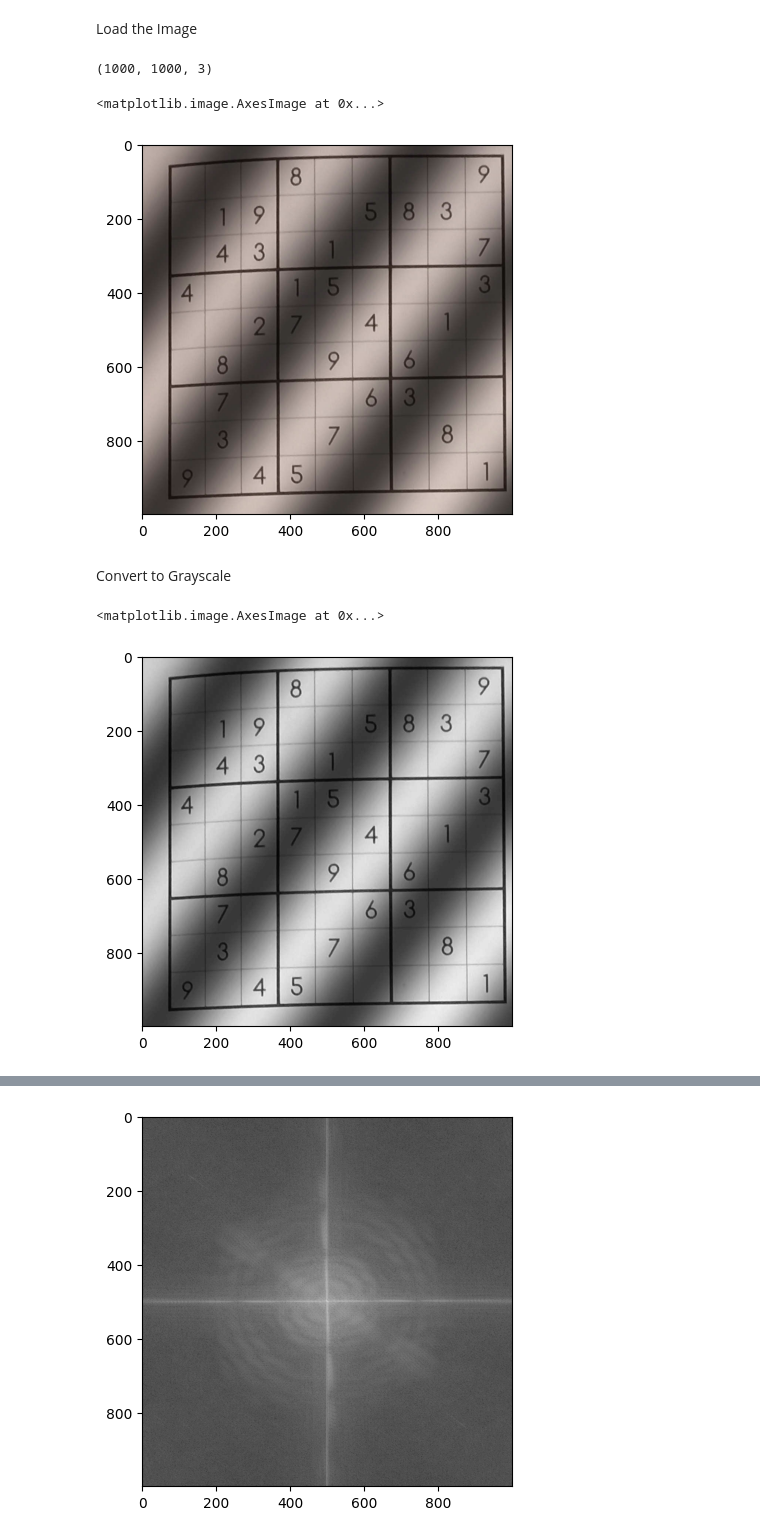
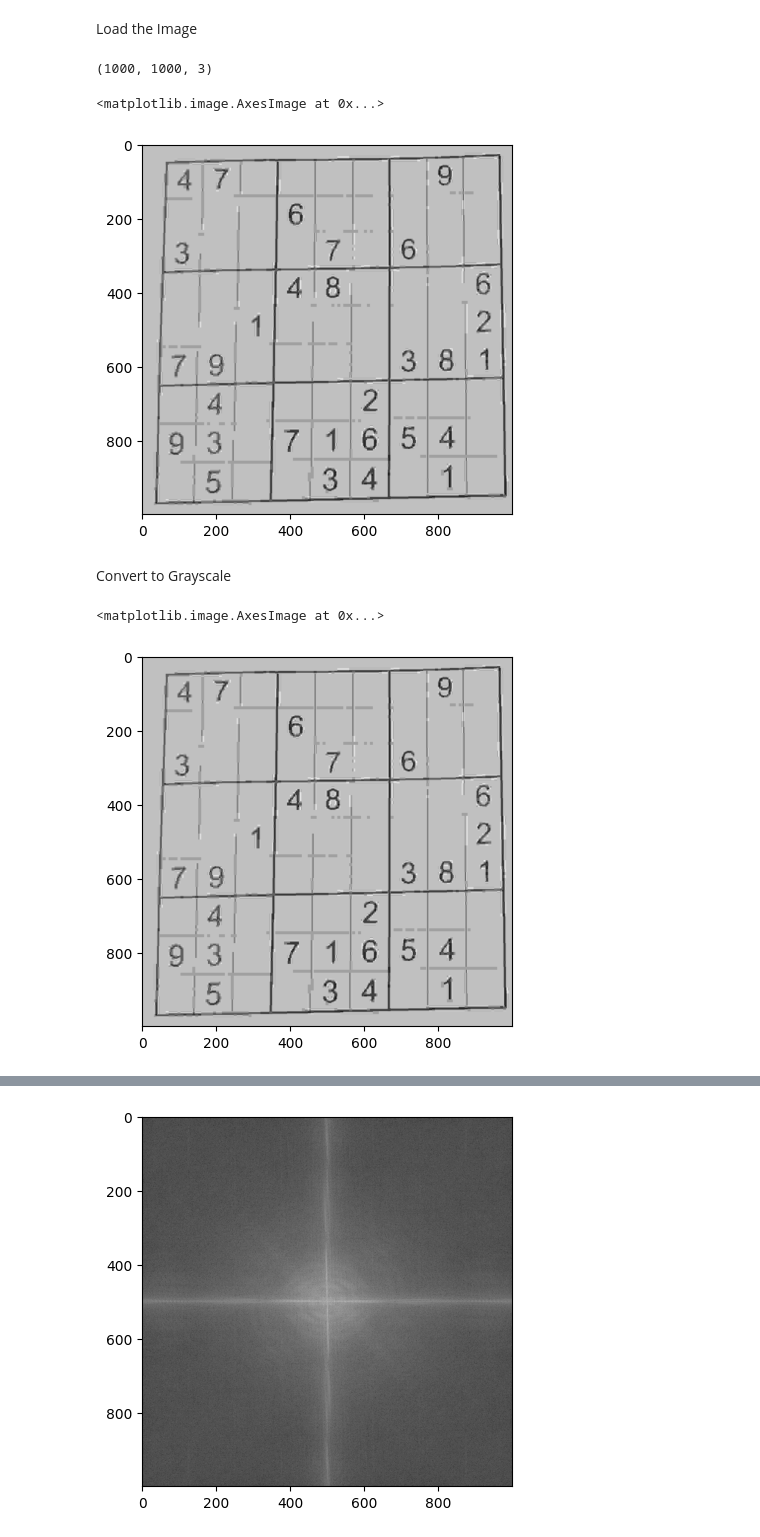
Before and after one commit to youssef-mohamed1809/Sudoku-Image-Processing, a Jupyter notebook: Project_CV_Final.ipynb, the cells around one changed output, grey strips where cells are left out. Saved outputs shown, nothing was run; the diff lists cells and outputs as text; code cells hidden in the pictures.

```diff
--- a/Project_CV_Final.ipynb
+++ b/Project_CV_Final.ipynb
@@ -30,35 +30,35 @@ imgGroup = [cv2.imread('Project Test Cases-20231212/01.jpg'),
        cv2.imread("Project Test Cases-20231212/14.jpg"),
        cv2.imread("Project Test Cases-20231212/15.jpg"),
        cv2.imread("Project Test Cases-20231212/16.jpg")]
 
 
 
 # imgGroup = [cv2.imread('/content/01-Normal.jpg'),
 #        cv2.imread('/content/02-TheMightyFinger.jpg'),
 #        cv2.imread("/content/03-WhereBorder.jpg"),
 #        cv2.imread("/content/04-CompressoEspresso.jpg"),
 #        cv2.imread("/content/05-Ya3amSheel2elCoinYa3am.jpg"),
 #        cv2.imread("/content/06-FarAndCurved.jpg"),
 #        cv2.imread("/content/07-2elNoor2ata3.jpg"),
 #        cv2.imread("/content/08-MeshShayef7agaYa3am.jpg"),
 #        cv2.imread("/content/09-Normal2.jpg"),
 #        cv2.imread("/content/10-Mal7wFelfel.jpg"),
 #        cv2.imread("/content/11-FlashBang.jpg"),
 #        cv2.imread("/content/12-BrokenPrinter.jpg"),
 #        cv2.imread("/content/13-DarkMode.jpg"),
 #        cv2.imread("/content/14-Sine.jpg"),
 #        cv2.imread("/content/15-GoneWithTheWind.jpg"),
 #        cv2.imread("/content/16-SomethingWentTerriblyWrongHere.jpg")]
 
-number = 14
+number = 4
 img = imgGroup[number-1].copy()
 
 print(img.shape)
 plt.imshow(img, cmap="gray")
 # %% [output]
 (1000, 1000, 3)
 <matplotlib.image.AxesImage at 0x...>
-[figure, old version]
+[figure, new version]
 # %% [markdown]
 
 Convert to Grayscale
@@ -95,7 +95,7 @@ gray_image = cv2.cvtColor(img, cv2.COLOR_BGR2GRAY)
 plt.imshow(gray_image  , cmap="gray")
 # %% [output]
 <matplotlib.image.AxesImage at 0x...>
-[figure, old version]
+[figure, new version]
 # %%
 mean1 = cv2.medianBlur(gray_image.astype(np.uint8),5)
 mean2 = cv2.medianBlur(mean1,5)
```
Also changed, not shown: parts of 18 cells of this notebook, 11 other files.
